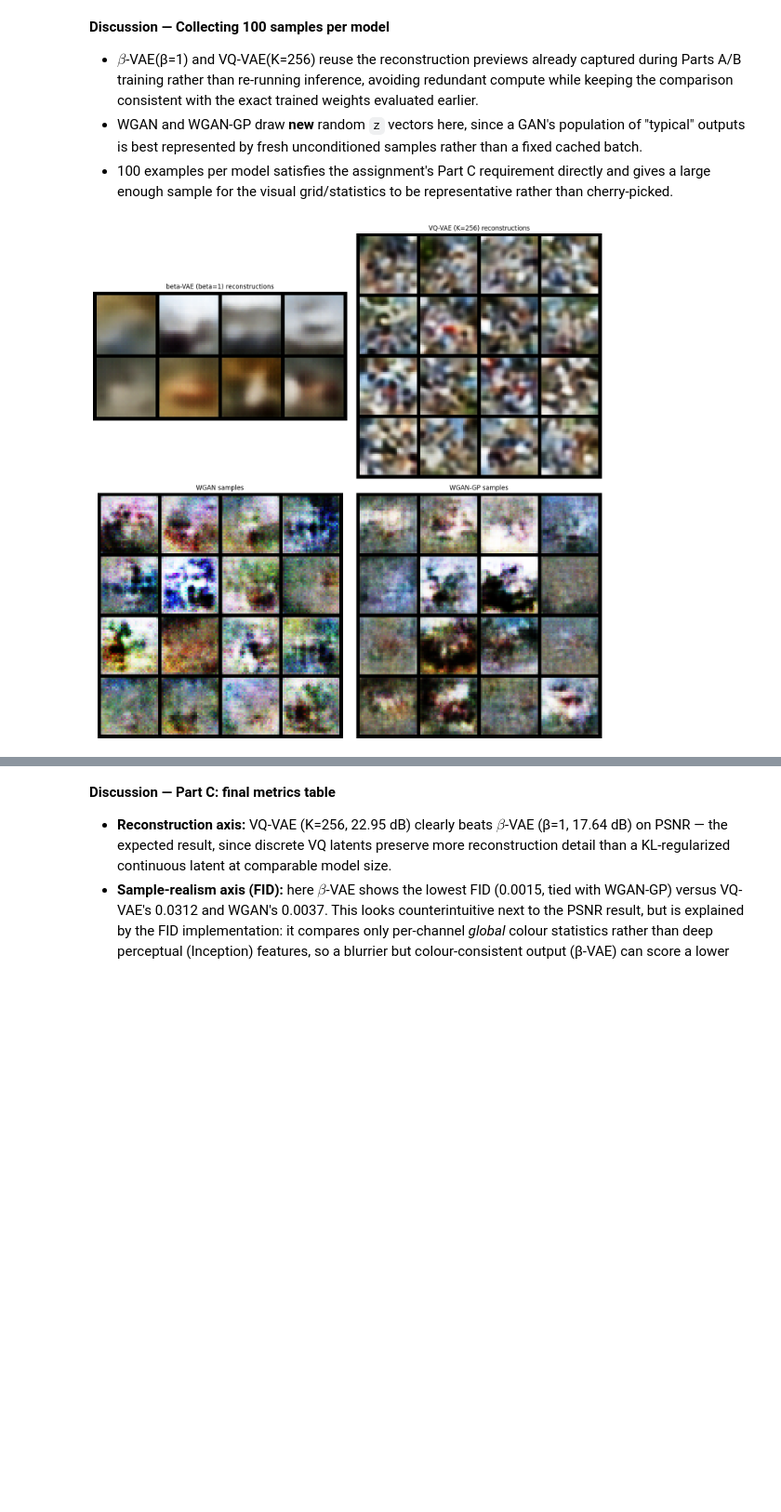
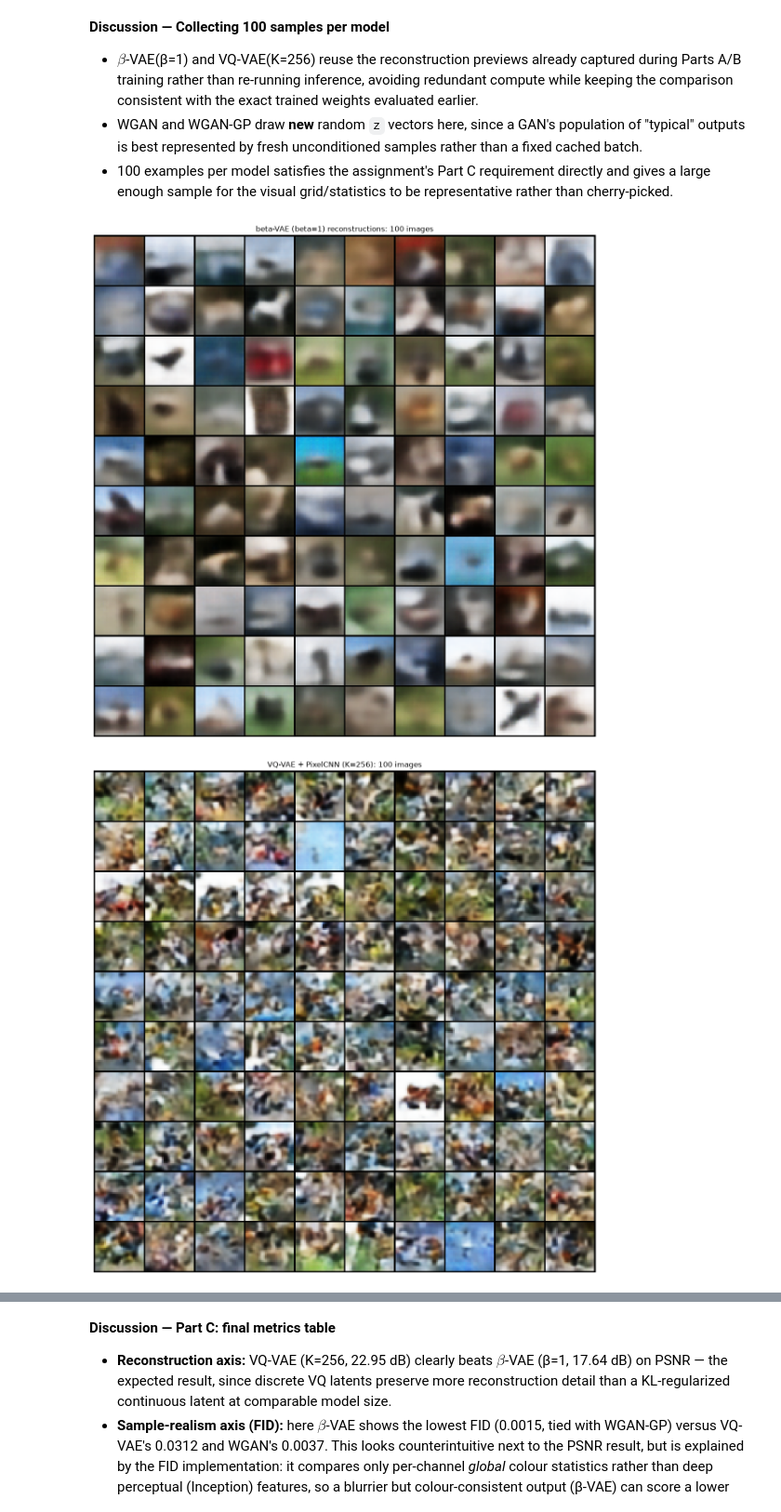
Before and after one commit to ashokpyaram-aiml/UDLAssignments, a Jupyter notebook: Assignemnt2/group88-assignment2.ipynb, the cells around one changed output, grey strips where cells are left out. Shown at 93% size. Drawn from its saved outputs; the diff is of its cells as text; code cells hidden in the pictures; blank space fills up the shorter version.

```diff
--- a/Assignemnt2/group88-assignment2.ipynb
+++ b/Assignemnt2/group88-assignment2.ipynb
@@ -168,7 +146,7 @@ def vae_loss_fn(recon_x, x, mu, logvar, beta):
 #### Train and Evaluate $\beta$-VAE variants
 # %%
 beta_values = [1, 2, 4, 10]
-epochs_vae = 5  # Scaled for execution speed; scale up to 15-20 epochs for full alignment
+epochs_vae = 20
 vae_results = {}
 
 for beta in beta_values:
@@ -207,12 +185,12 @@ for beta in beta_values:
         test_batch, _ = next(iter(test_loader))
         test_batch = test_batch.to(device)
         recon_batch, _, _ = model(test_batch)
-        final_fid = calculate_mock_fid(test_batch, recon_batch)
+        final_fid = calculate_fid(test_batch, recon_batch)
 
     vae_results[beta] = {
         'psnr_history': psnr_history,
         'fid': final_fid,
-        'sample_reconstructions': recon_batch[:8].cpu()
+        'sample_reconstructions': recon_batch[:100].cpu()
     }
 # %% [output]
 --- Training beta-VAE with beta = 1 ---
@@ -693,7 +662,7 @@ def train_wgan(variant, epochs=5, latent_dim=128, n_critic=5, clip_value=0.01, g
         real_batch = real_batch.to(device)
         z = torch.randn(real_batch.size(0), latent_dim, device=device)
         fake_batch = generator(z)
-        final_fid = calculate_mock_fid(real_batch, fake_batch)
+        final_fid = calculate_fid(real_batch, fake_batch)
 
     return generator, psnr_history, final_fid
 # %% [markdown]
@@ -706,7 +675,7 @@ def train_wgan(variant, epochs=5, latent_dim=128, n_critic=5, clip_value=0.01, g
 # %% [markdown]
 #### Train WGAN and WGAN-GP, Generate Samples, Compare FID
 # %%
-epochs_gan = 5  # Scaled for execution speed; scale up to 25-50 epochs on WILP GPUs for full alignment
+epochs_gan = 30
 latent_dim_gan = 128
 gan_results = {}
 
@@ -716,7 +685,7 @@ for variant in ["clip", "gp"]:
     generator, psnr_history, fid = train_wgan(variant, epochs=epochs_gan, latent_dim=latent_dim_gan)
 
     with torch.no_grad():
-        z = torch.randn(16, latent_dim_gan, device=device)
+        z = torch.randn(100, latent_dim_gan, device=device)
         samples = generator(z).cpu()
 
     gan_results[label] = {
@@ -810,32 +783,20 @@ beta-VAE(beta=1) and VQ-VAE(K=256) reuse the reconstructions captured in Parts A
 - WGAN and WGAN-GP draw **new** random `z` vectors here, since a GAN's population of "typical" outputs is best represented by fresh unconditioned samples rather than a fixed cached batch.
 - 100 examples per model satisfies the assignment's Part C requirement directly and gives a large enough sample for the visual grid/statistics to be representative rather than cherry-picked.
 # %%
-fig, axes = plt.subplots(2, 2, figsize=(14, 14))
-titles = ["beta-VAE (beta=1) reconstructions", "VQ-VAE (K=256) reconstructions", "WGAN samples", "WGAN-GP samples"]
-
-# beta-VAE(1) reconstructions were captured as an 8-image preview in vae_results; use it directly.
-grid_vae = vutils.make_grid(vae_results[1]["sample_reconstructions"], nrow=4, normalize=True)
-axes[0, 0].imshow(grid_vae.permute(1, 2, 0).numpy())
-axes[0, 0].set_title(titles[0])
-axes[0, 0].axis("off")
-
-# VQ-VAE(K=256) generated samples were captured during the PixelCNN sampling loop.
-grid_vq = vutils.make_grid(vq_results[256]["generated_samples"], nrow=4, normalize=True)
-axes[0, 1].imshow(grid_vq.permute(1, 2, 0).numpy())
-axes[0, 1].set_title(titles[1])
-axes[0, 1].axis("off")
-
-grid_wgan = vutils.make_grid(comparison_samples["WGAN"][:16], nrow=4, normalize=True)
-axes[1, 0].imshow(grid_wgan.permute(1, 2, 0).numpy())
-axes[1, 0].set_title(titles[2])
-axes[1, 0].axis("off")
-
-grid_wgangp = vutils.make_grid(comparison_samples["WGAN-GP"][:16], nrow=4, normalize=True)
-axes[1, 1].imshow(grid_wgangp.permute(1, 2, 0).numpy())
-axes[1, 1].set_title(titles[3])
-axes[1, 1].axis("off")
-
-plt.tight_layout()
-plt.show()
+part_c_samples = {
+    'beta-VAE (beta=1) reconstructions': vae_results[1]['sample_reconstructions'][:100],
+    'VQ-VAE + PixelCNN (K=256)': vq_results[256]['generated_samples'][:100],
+    'WGAN samples': comparison_samples['WGAN'][:100],
+    'WGAN-GP samples': comparison_samples['WGAN-GP'][:100],
+}
+part_c_figures = []
+for title, samples in part_c_samples.items():
+    if len(samples) != 100:
+        raise ValueError(f'{title} has {len(samples)} images; rerun all training cells.')
+    fig, ax = plt.subplots(figsize=(12, 12))
+    grid = vutils.make_grid(samples, nrow=10, normalize=True, padding=1)
+    ax.imshow(grid.permute(1, 2, 0).numpy()); ax.set_title(title + ': 100 images'); ax.axis('off')
+    plt.tight_layout(); plt.show(); part_c_figures.append(fig)
 # %% [output]
-[figure, old version]
+[figure, new version]
+[figure, added]
```
Also changed, not shown: parts of 16 cells of this notebook, 2 other files.
